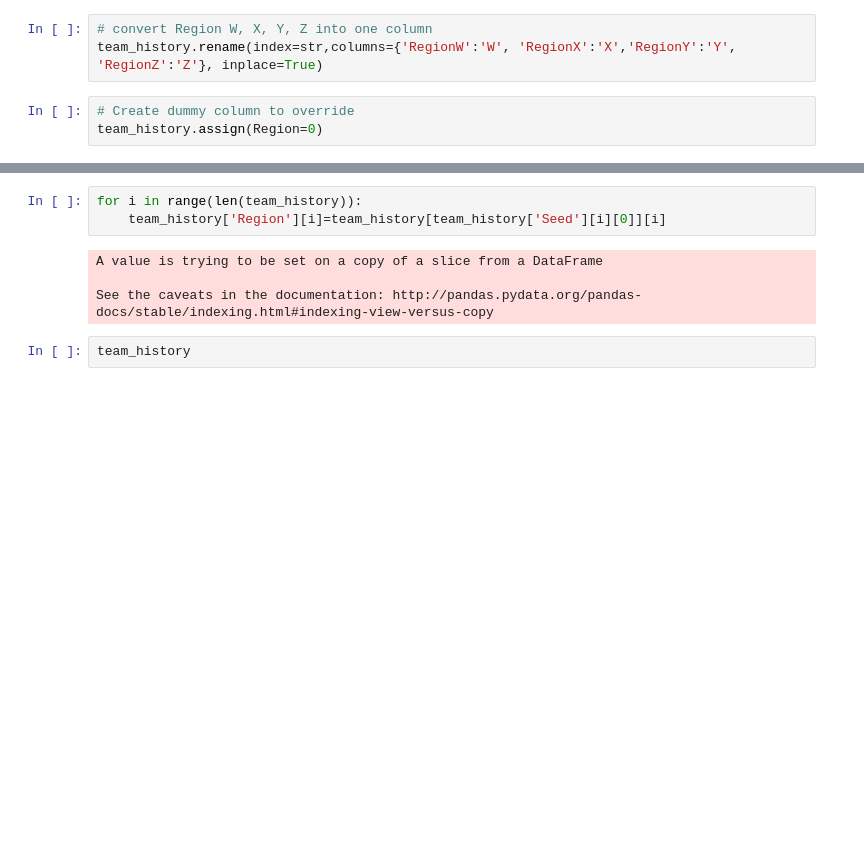
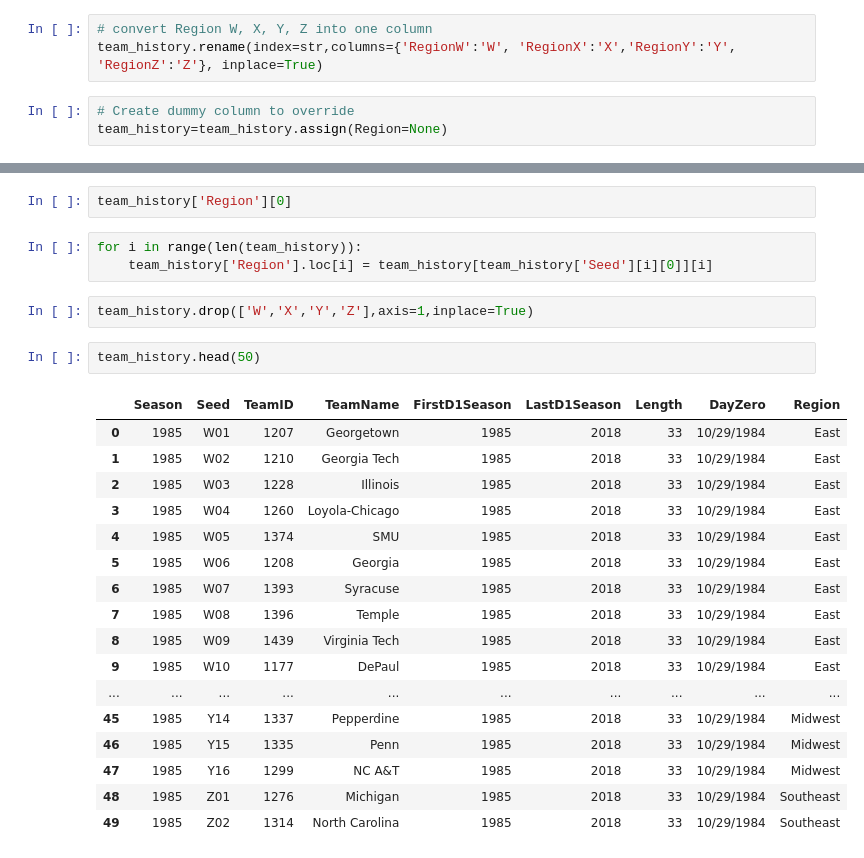
Before and after one commit to slin18/ML-Playpin, a Jupyter notebook: NCAA_ML/DataSection1.ipynb, the cells around one changed output, grey strips where cells are left out. Cells and saved outputs as stored; diff of their text form; blank space fills up the shorter version.

Commit message:
SeedsMerge

```diff
--- a/NCAA_ML/DataSection1.ipynb
+++ b/NCAA_ML/DataSection1.ipynb
@@ -193,4 +193,4 @@ team_history.head()
 team_history.rename(index=str,columns={'RegionW':'W', 'RegionX':'X','RegionY':'Y', 'RegionZ':'Z'}, inplace=True)
 # %%
 # Create dummy column to override
-team_history.assign(Region=0)
+team_history=team_history.assign(Region=None)
@@ -216,9 +197,27 @@ team_history.assign(Region=0)
+# %%
+team_history['Region'][0]
 # %%
 for i in range(len(team_history)):
-    team_history['Region'][i]=team_history[team_history['Seed'][i][0]][i]
+    team_history['Region'].loc[i] = team_history[team_history['Seed'][i][0]][i]
-# %% [output]
-A value is trying to be set on a copy of a slice from a DataFrame
-
-See the caveats in the documentation: http://pandas.pydata.org/pandas-docs/stable/indexing.html#indexing-view-versus-copy
+# %%
+team_history.drop(['W','X','Y','Z'],axis=1,inplace=True)
 # %%
-team_history
+team_history.head(50)
+# %% [output]
+|  | Season | Seed | TeamID | TeamName | FirstD1Season | LastD1Season | Length | DayZero | Region |
+| 0 | 1985 | W01 | 1207 | Georgetown | 1985 | 2018 | 33 | 10/29/1984 | East |
+| 1 | 1985 | W02 | 1210 | Georgia Tech | 1985 | 2018 | 33 | 10/29/1984 | East |
+| 2 | 1985 | W03 | 1228 | Illinois | 1985 | 2018 | 33 | 10/29/1984 | East |
+| 3 | 1985 | W04 | 1260 | Loyola-Chicago | 1985 | 2018 | 33 | 10/29/1984 | East |
+| 4 | 1985 | W05 | 1374 | SMU | 1985 | 2018 | 33 | 10/29/1984 | East |
+| 5 | 1985 | W06 | 1208 | Georgia | 1985 | 2018 | 33 | 10/29/1984 | East |
+| 6 | 1985 | W07 | 1393 | Syracuse | 1985 | 2018 | 33 | 10/29/1984 | East |
+| 7 | 1985 | W08 | 1396 | Temple | 1985 | 2018 | 33 | 10/29/1984 | East |
+| 8 | 1985 | W09 | 1439 | Virginia Tech | 1985 | 2018 | 33 | 10/29/1984 | East |
+| 9 | 1985 | W10 | 1177 | DePaul | 1985 | 2018 | 33 | 10/29/1984 | East |
+| ... | ... | ... | ... | ... | ... | ... | ... | ... | ... |
+| 45 | 1985 | Y14 | 1337 | Pepperdine | 1985 | 2018 | 33 | 10/29/1984 | Midwest |
+| 46 | 1985 | Y15 | 1335 | Penn | 1985 | 2018 | 33 | 10/29/1984 | Midwest |
+| 47 | 1985 | Y16 | 1299 | NC A&T | 1985 | 2018 | 33 | 10/29/1984 | Midwest |
+| 48 | 1985 | Z01 | 1276 | Michigan | 1985 | 2018 | 33 | 10/29/1984 | Southeast |
+| 49 | 1985 | Z02 | 1314 | North Carolina | 1985 | 2018 | 33 | 10/29/1984 | Southeast |
```
Also changed, not shown: parts of 7 cells of this notebook.
